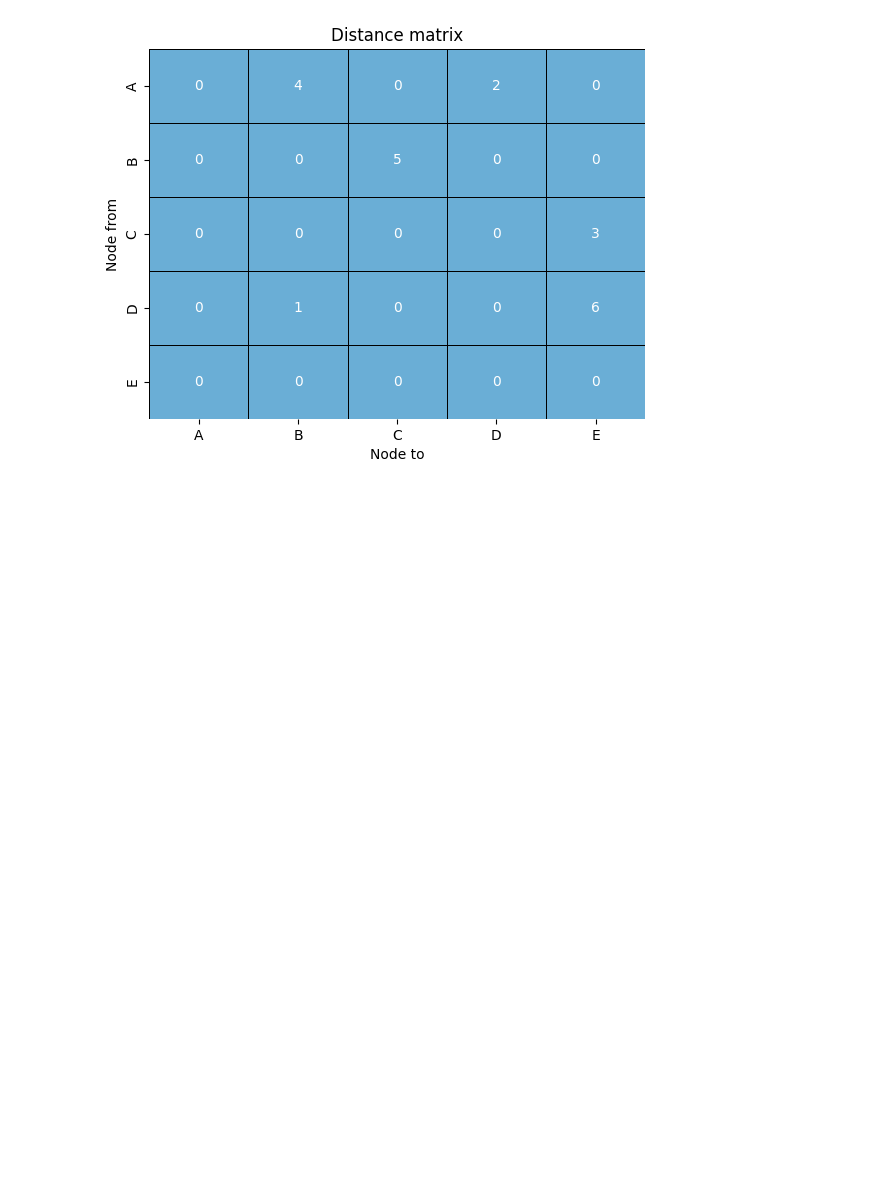
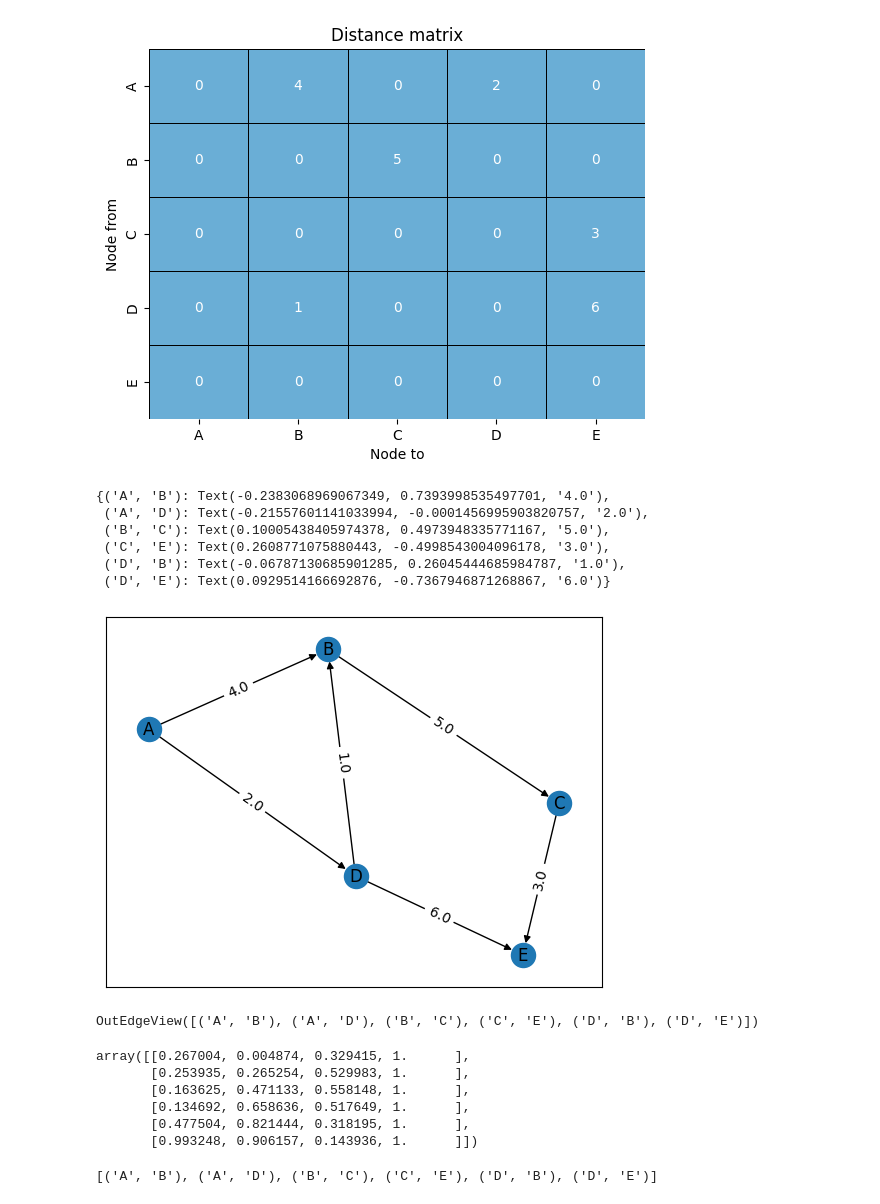
Before and after one commit to BenjaminWills/dijkstras_algorithm_solver, a Jupyter notebook: dijkstras_algorithm/experiment.ipynb, the cells around one changed output. Drawn from its saved outputs; the diff is of its cells as text; code cells hidden in the pictures; blank space fills up the shorter version.

```diff
--- a/dijkstras_algorithm/experiment.ipynb
+++ b/dijkstras_algorithm/experiment.ipynb
@@ -50,3 +53,30 @@ plt.ylabel("Node from")
 # %% [output]
 Text(50.722222222222214, 0.5, 'Node from')
 [figure]
+# %%
+import networkx as nx
+
+graph = nx.DiGraph(distance_matrix)
+graph = nx.relabel_nodes(
+    graph,
+    {
+        node_index: node_name
+        for node_index, node_name in zip(range(len(node_names)), node_names)
+    },
+)
+pos = nx.spring_layout(graph)  # pos = nx.nx_agraph.graphviz_layout(G)
+nx.draw_networkx(graph, pos)
+labels = nx.get_edge_attributes(graph, "weight")
+nx.draw_networkx_edge_labels(graph, pos, edge_labels=labels)
+# %% [output]
+{('A', 'B'): Text(-0.2383068969067349, 0.7393998535497701, '4.0'),
+ ('A', 'D'): Text(-0.21557601141033994, -0.0001456995903820757, '2.0'),
+ ('B', 'C'): Text(0.10005438405974378, 0.4973948335771167, '5.0'),
+ ('C', 'E'): Text(0.2608771075880443, -0.4998543004096178, '3.0'),
+ ('D', 'B'): Text(-0.06787130685901285, 0.26045444685984787, '1.0'),
+ ('D', 'E'): Text(0.0929514166692876, -0.7367946871268867, '6.0')}
+[figure, added]
+# %%
+graph.edges
+# %% [output]
+OutEdgeView([('A', 'B'), ('A', 'D'), ('B', 'C'), ('C', 'E'), ('D', 'B'), ('D', 'E')])
@@ -52,0 +86,13 @@ Text(50.722222222222214, 0.5, 'Node from')
+# %%
+cmap
+# %% [output]
+array([[0.267004, 0.004874, 0.329415, 1.      ],
+       [0.253935, 0.265254, 0.529983, 1.      ],
+       [0.163625, 0.471133, 0.558148, 1.      ],
+       [0.134692, 0.658636, 0.517649, 1.      ],
+       [0.477504, 0.821444, 0.318195, 1.      ],
+       [0.993248, 0.906157, 0.143936, 1.      ]])
+# %%
+list(graph.edges)
+# %% [output]
+[('A', 'B'), ('A', 'D'), ('B', 'C'), ('C', 'E'), ('D', 'B'), ('D', 'E')]
```
Also changed, not shown: parts of 5 cells of this notebook, 1 other file.
